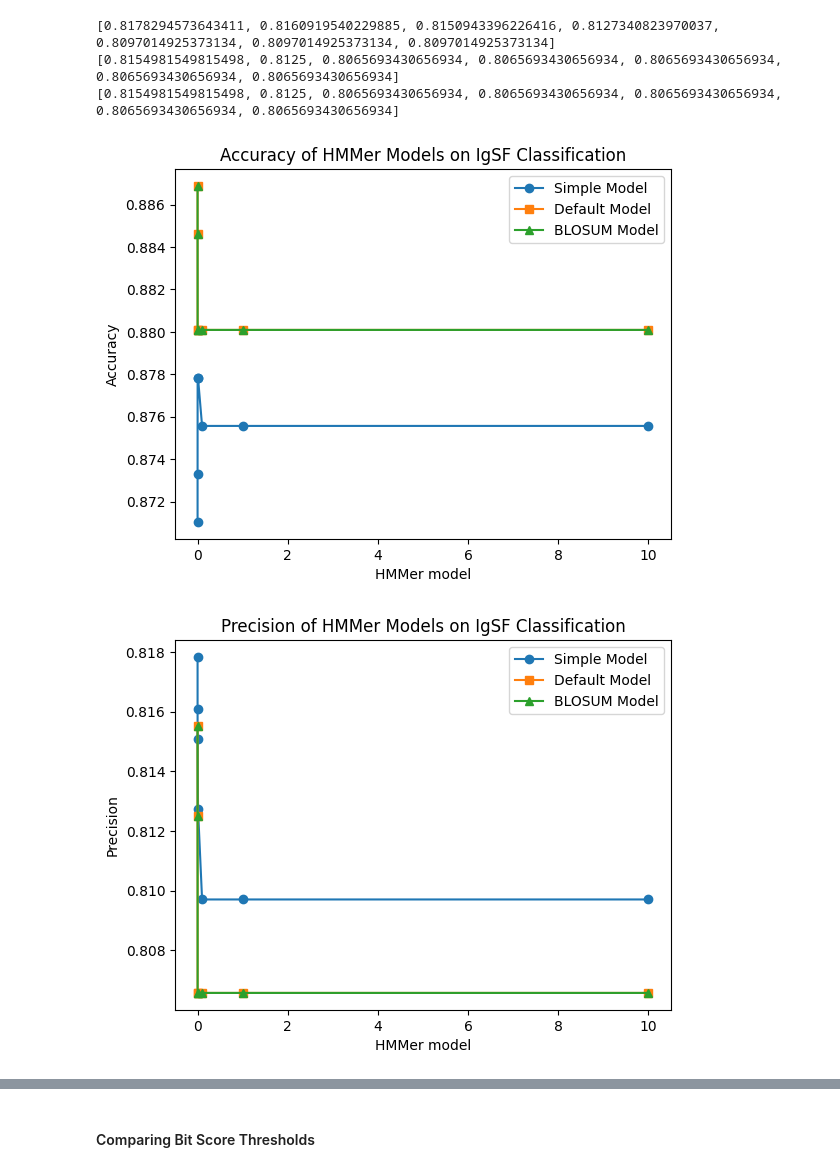
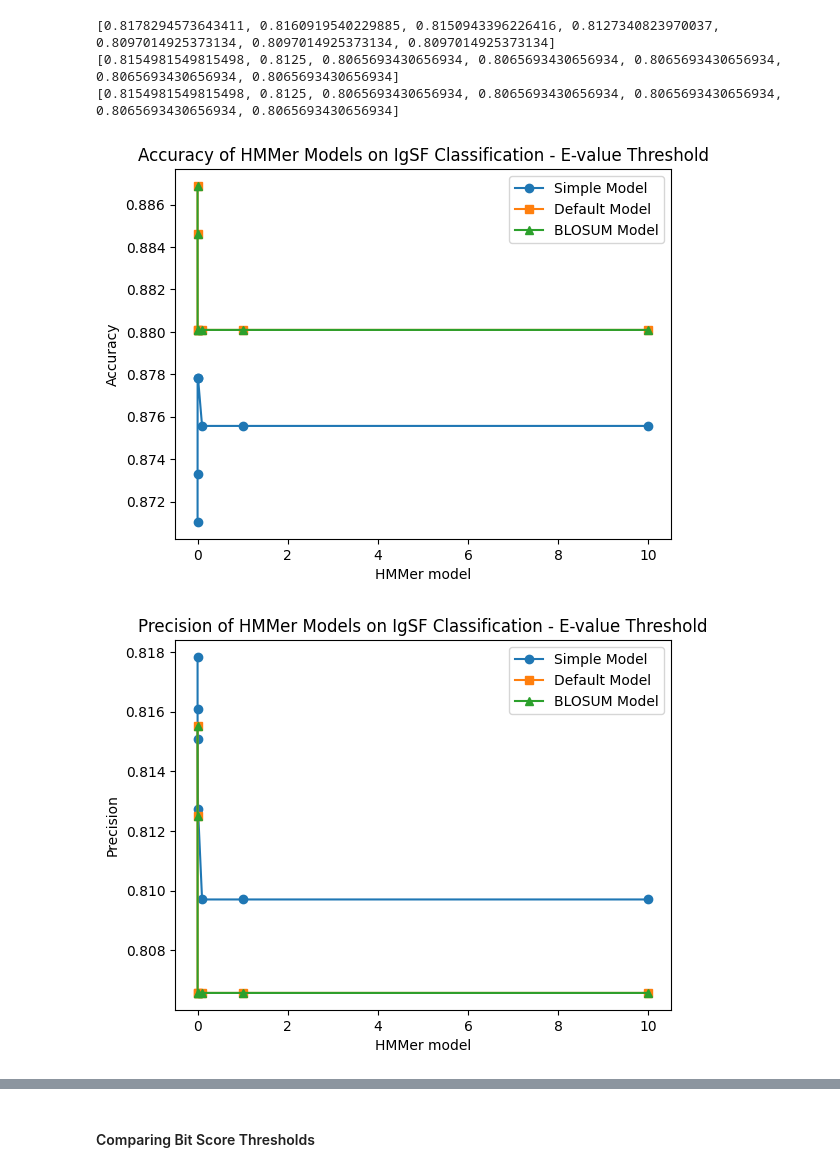
Before and after one commit to revaagrawal/profile-hmm-4775, a Jupyter notebook: hmmer/analysis/threshold_analysis.ipynb, the cells around one changed output, grey strips where cells are left out. Cells and saved outputs as stored; diff of their text form; code cells hidden in the pictures.

```diff
--- a/hmmer/analysis/threshold_analysis.ipynb
+++ b/hmmer/analysis/threshold_analysis.ipynb
@@ -56,10 +54,6 @@ Cleaned file saved to ./simple_analysis/e_val/10.00000_cleaned_results.tbl
 i = 0.00001
 while i <= 10:
   formatted_i = f"{i:.5f}"
-  if formatted_i == "0.00010": formatted_i = ".00010"
-  elif formatted_i == "0.00100": formatted_i = ".00100"
-  elif formatted_i == "0.01000": formatted_i = ".01000"
-  elif formatted_i == "0.10000": formatted_i = ".10000"
   input_file = f"./{model}_analysis/e_val/{formatted_i}_cleaned_results.tbl"
   expected_columns = 19
   with open(input_file, 'r') as infile:
@@ -77,7 +71,7 @@ while i <= 10:
 # %%
 
 # for each of these get the df and check the threshold --> exclude and then find the accuracy precision
-output_file = f"./{model}_analysis/e_val/.00010_cleaned_results.tbl"
+output_file = f"./{model}_analysis/e_val/0.00010_cleaned_results.tbl"
 df = pd.read_csv(output_file, sep='\s+', comment='#', header=None)
 df.head(3)
 #df[0][0][-2:]
@@ -205,29 +199,29 @@ print(blosum_prec)
 # %%
 import matplotlib.pyplot as plt
 import numpy as np
 
 
 # X-axis (it could be epochs, time, etc.)
 x = [0.00001, 0.0001, 0.001, 0.01, 0.1, 1, 10]
 x = np.array(x)
 
 # Plot each array as a separate line
 plt.plot(x, simple_acc, label='Simple Model', marker='o')
 plt.plot(x, default_acc, label='Default Model', marker='s')
 plt.plot(x, blosum_acc, label='BLOSUM Model', marker='^')
 
 # Add labels and a title
 plt.xlabel('HMMer model')
 plt.ylabel('Accuracy')
-plt.title('Accuracy of HMMer Models on IgSF Classification')
+plt.title('Accuracy of HMMer Models on IgSF Classification - E-value Threshold')
 
 # Display a legend
 plt.legend()
 
 # Show the plot
 plt.show()
 # %% [output]
-[figure, old version]
+[figure, new version]
 # %%
 # X-axis (it could be epochs, time, etc.)
 x = [0.00001, 0.0001, 0.001, 0.01, 0.1, 1, 10]
@@ -241,7 +235,7 @@ plt.plot(x, blosum_prec, label='BLOSUM Model', marker='^')
 # Add labels and a title
 plt.xlabel('HMMer model')
 plt.ylabel('Precision')
-plt.title('Precision of HMMer Models on IgSF Classification')
+plt.title('Precision of HMMer Models on IgSF Classification - E-value Threshold')
 
 # Display a legend
 plt.legend()
@@ -249,7 +243,7 @@ plt.legend()
 # Show the plot
 plt.show()
 # %% [output]
-[figure, old version]
+[figure, new version]
 # %%
 # X-axis (it could be epochs, time, etc.)
 x = [0.00001, 0.0001, 0.001, 0.01, 0.1, 1, 10]
```
Also changed, not shown: parts of 4 cells of this notebook.
